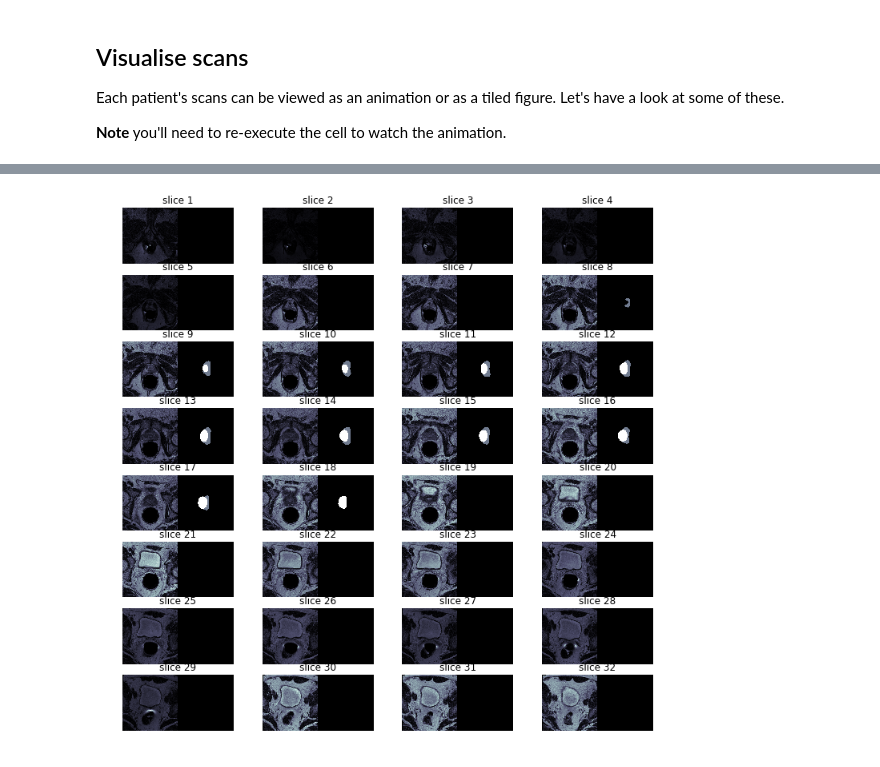
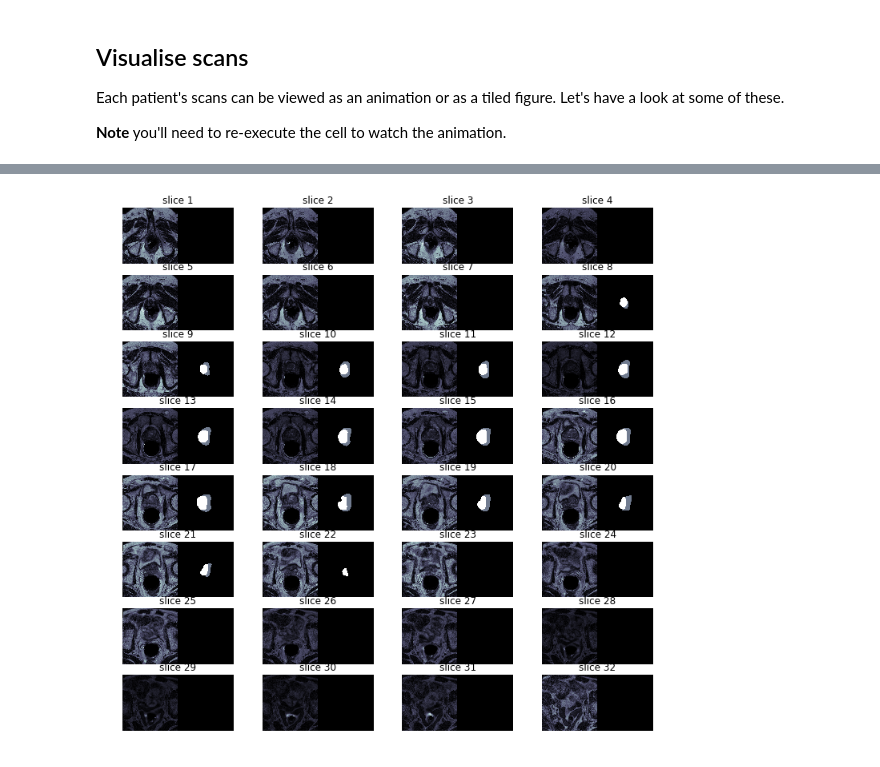
Before and after one commit to danielhomola/3D_UNet, a Jupyter notebook: notebooks/data_exploration.ipynb, the cells around one changed output, grey strips where cells are left out. Drawn from its saved outputs; the diff is of its cells as text; code cells hidden in the pictures.

```diff
--- a/notebooks/data_exploration.ipynb
+++ b/notebooks/data_exploration.ipynb
@@ -146,6 +156,6 @@ train_dataset.patients[patient_id].anim_scans()
 # %%
 # tiled figure
-patient_id = train_dataset.patient_ids[23]
+patient_id = train_dataset.patient_ids[34]
 train_dataset.patients[patient_id].show_scans()
 # %% [output]
-[figure, old version]
+[figure, new version]
```
Also changed, not shown: parts of 4 cells of this notebook, 3 other files.
